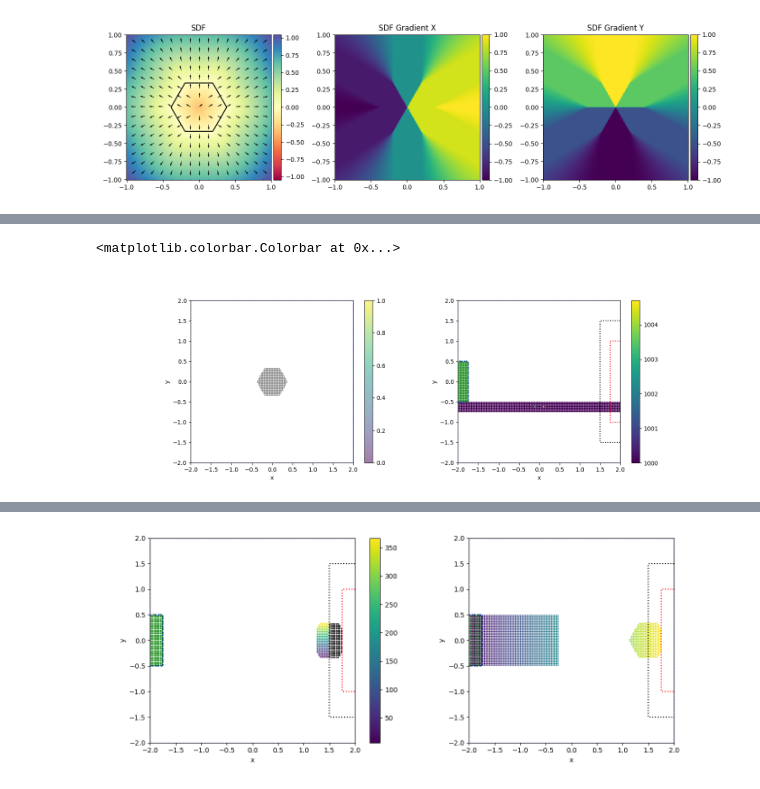
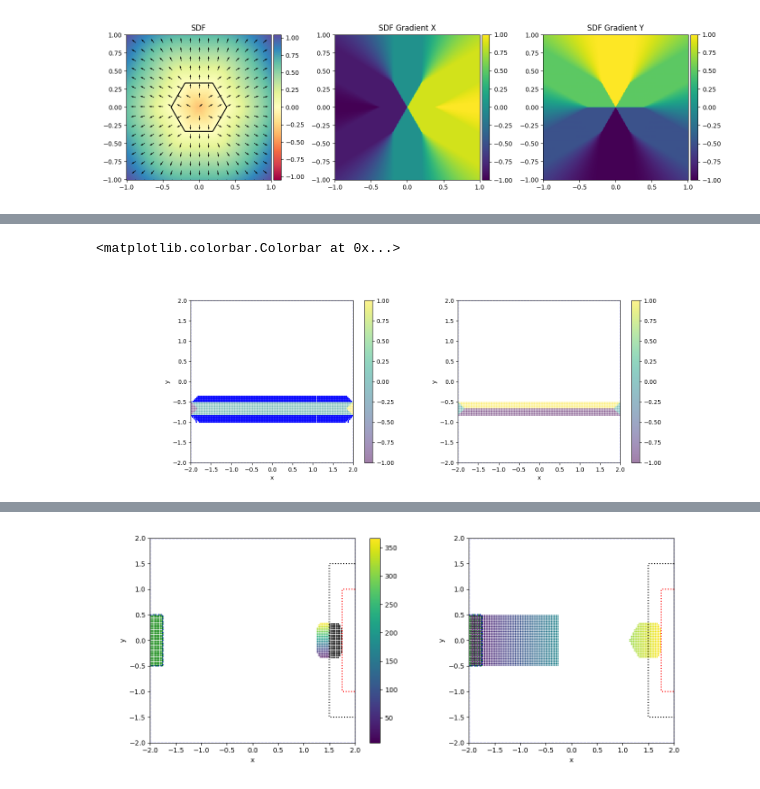
Before and after one commit to wi-re/diffSPH, a Jupyter notebook: partiBench/02_outlet.ipynb, the cells around one changed output, grey strips where cells are left out. Saved outputs shown, nothing was run; the diff lists cells and outputs as text; code cells hidden in the pictures.

```diff
--- a/partiBench/02_outlet.ipynb
+++ b/partiBench/02_outlet.ipynb
@@ -480,3 +488,11 @@ config['gravity']['active'] = True
+# %%
+regions.append({
+    'sdf': boundary_sdf,
+    'type': 'boundary',
+    'velocity': torch.tensor([0,0.]),
+    'particles': sampleParticles(config, sdfs = [boundary_sdf])[0],
+    'contour': find_contour(boundary_sdf(points).reshape(ngrid, ngrid).cpu(), config['domain']['minExtent'].cpu(), config['domain']['maxExtent'].cpu(), ngrid, 0)
+})
 # %%
 from diffSPH.v2.sampling import sampleParticles, processBoundarySDFs
 
@@ -713,29 +735,26 @@ def simulationStep(state, config):
 # %%
-fig, axis = plt.subplots(1,2, figsize = (15,5), squeeze = False)
-setPlotBaseAttributes(axis[0,0], config)
-setPlotBaseAttributes(axis[0,1], config)
+# fig, axis = plt.subplots(1,2, figsize = (15,5), squeeze = False)
+# setPlotBaseAttributes(axis[0,0], config)
+# setPlotBaseAttributes(axis[0,1], config)
 
-visualizationState = prepVisualizationState(perennialState, config, grid = True)
-# plotRegions(regions, axis[0,0])
-plotRegions(regions, axis[0,1])
+# visualizationState = prepVisualizationState(perennialState, config, grid = True)
+# # plotRegions(regions, axis[0,0])
+# plotRegions(regions, axis[0,1])
 
 
-boundaryParticlePositions = perennialState['boundary']['positions']
-# axis[0,0].scatter(boundaryParticlePositions[:,0].detach().cpu().numpy(), boundaryParticlePositions[:,1].detach().cpu().numpy(), c = 'black', marker = 'x', s = 2)
+# boundaryParticlePositions = perennialState['boundary']['positions']
+# # axis[0,0].scatter(boundaryParticlePositions[:,0].detach().cpu().numpy(), boundaryParticlePositions[:,1].detach().cpu().numpy(), c = 'black', marker = 'x', s = 2)
 
-boundaryGhostState = buildBoundaryGhostParticles(perennialState, config)
-perennialState['boundaryGhost'] = boundaryGhostState
-ghostParticlePositions = boundaryGhostState['positions']
+# boundaryGhostState = buildBoundaryGhostParticles(perennialState, config)
+# perennialState['boundaryGhost'] = boundaryGhostState
+# ghostParticlePositions = boundaryGhostState['positions']
 
-boundaryDensity, shepardDensity = mDBCDensity(perennialState, config)
+# boundaryDensity, shepardDensity = mDBCDensity(perennialState, config)
 
-sc = axis[0,0].scatter(perennialState['fluid']['positions'][:,0].detach().cpu().numpy(), perennialState['fluid']['positions'][:,1].detach().cpu().numpy(), c = 'black', marker = 'x', s = 1, alpha = 0.5)
+# sc = axis[0,0].scatter(perennialState['fluid']['positions'][:,0].detach().cpu().numpy(), perennialState['fluid']['positions'][:,1].detach().cpu().numpy(), c = 'black', marker = 'x', s = 1, alpha = 0.5)
 
-# sc = axis[0,0].scatter(boundaryParticlePositions[:,0].detach().cpu().numpy(), boundaryParticlePositions[:,1].detach().cpu().numpy(), c = boundaryGhostState['numNeighbors'], marker = 'o', s = 2)
-# sc = axis[0,0].scatter(ghostParticlePositions[:,0].detach().cpu().numpy(), ghostParticlePositions[:,1].detach().cpu().numpy(), c = 'blue', marker = 'o', s = 2)
-fig.colorbar(sc, ax = axis[0,0])
-sc = axis[0,1].scatter(boundaryParticlePositions[:,0].detach().cpu().numpy(), boundaryParticlePositions[:,1].detach().cpu().numpy(), c = boundaryDensity, marker = 'x', s = 2)
-fig.colorbar(sc, ax = axis[0,1])
+# # sc = axis[0,0].scatter(boundaryParticlePositions[:,0].detach().cpu().numpy(), boundaryParticlePositions[:,1].detach().cpu().numpy(), c = boundaryGhostState['numNeighbors'], marker = 'o', s = 2)
+# # sc = axis[0,0].scatter(ghostParticlePositions[:,0].detach().cpu().numpy(), ghostParticlePositions[:,1].detach().cpu().numpy(), c = 'blue', marker = 'o', s = 2)
+# fig.colorbar(sc, ax = axis[0,0])
+# sc = axis[0,1].scatter(boundaryParticlePositions[:,0].detach().cpu().numpy(), boundaryParticlePositions[:,1].detach().cpu().numpy(), c = boundaryDensity, marker = 'x', s = 2)
+# fig.colorbar(sc, ax = axis[0,1])
-# %% [output]
-<matplotlib.colorbar.Colorbar at 0x...>
-[figure, removed]
@@ -766,0 +772,28 @@ state['boundary']['densities'], state['boundaryGhost']['densities'] = mDBCDensit
+# %%
+fig, axis = plt.subplots(1,2, figsize = (15,5), squeeze = False)
+setPlotBaseAttributes(axis[0,0], config)
+setPlotBaseAttributes(axis[0,1], config)
+
+visualizationState = prepVisualizationState(perennialState, config, grid = True)
+# plotRegions(regions, axis[0,0])
+# plotRegions(regions, axis[0,1])
+
+# sc = axis[0,0].scatter(perennialState['fluid']['positions'][:,0].detach().cpu().numpy(), perennialState['fluid']['positions'][:,1].detach().cpu().numpy(), c = 'black', marker = 'x', s = 1, alpha = 0.5)
+
+# sc2 = axis[0,0].scatter(perennialState['boundary']['positions'][:,0].detach().cpu().numpy(), perennialState['boundary']['positions'][:,1].detach().cpu().numpy(), c = perennialState['boundary']['distances'].detach().cpu().numpy(), marker = 'o', s = 1, alpha = 0.5)
+boundaryGhostState = buildBoundaryGhostParticles(perennialState, config)
+# perennialState['boundaryGhost'] = boundaryGhostState
+ghostParticlePositions = boundaryGhostState['positions']
+boundaryParticlePositions = perennialState['boundary']['positions']
+# ghostParticlePositions = boundaryParticlePositions - 2 * perennialState['boundary']['distances'].view(-1,1) * perennialState['boundary']['normals']
+
+sc1 = axis[0,0].scatter(perennialState['boundary']['positions'][:,0].detach().cpu().numpy(), perennialState['boundary']['positions'][:,1].detach().cpu().numpy(), c = perennialState['boundary']['normals'][:,0].detach().cpu().numpy(), marker = 'o', s = 1, alpha = 0.5)
+sc2 = axis[0,1].scatter(perennialState['boundary']['positions'][:,0].detach().cpu().numpy(), perennialState['boundary']['positions'][:,1].detach().cpu().numpy(), c = perennialState['boundary']['normals'][:,1].detach().cpu().numpy(), marker = 'o', s = 1, alpha = 0.5)
+
+sc = axis[0,0].scatter(ghostParticlePositions[:,0].detach().cpu().numpy(), ghostParticlePositions[:,1].detach().cpu().numpy(), c = 'blue', marker = 'o', s = 2)
+
+fig.colorbar(sc1, ax = axis[0,0])
+fig.colorbar(sc2, ax = axis[0,1])
+# %% [output]
+<matplotlib.colorbar.Colorbar at 0x...>
+[figure, added]
```
Also changed, not shown: parts of 31 cells of this notebook, 4 other files.
